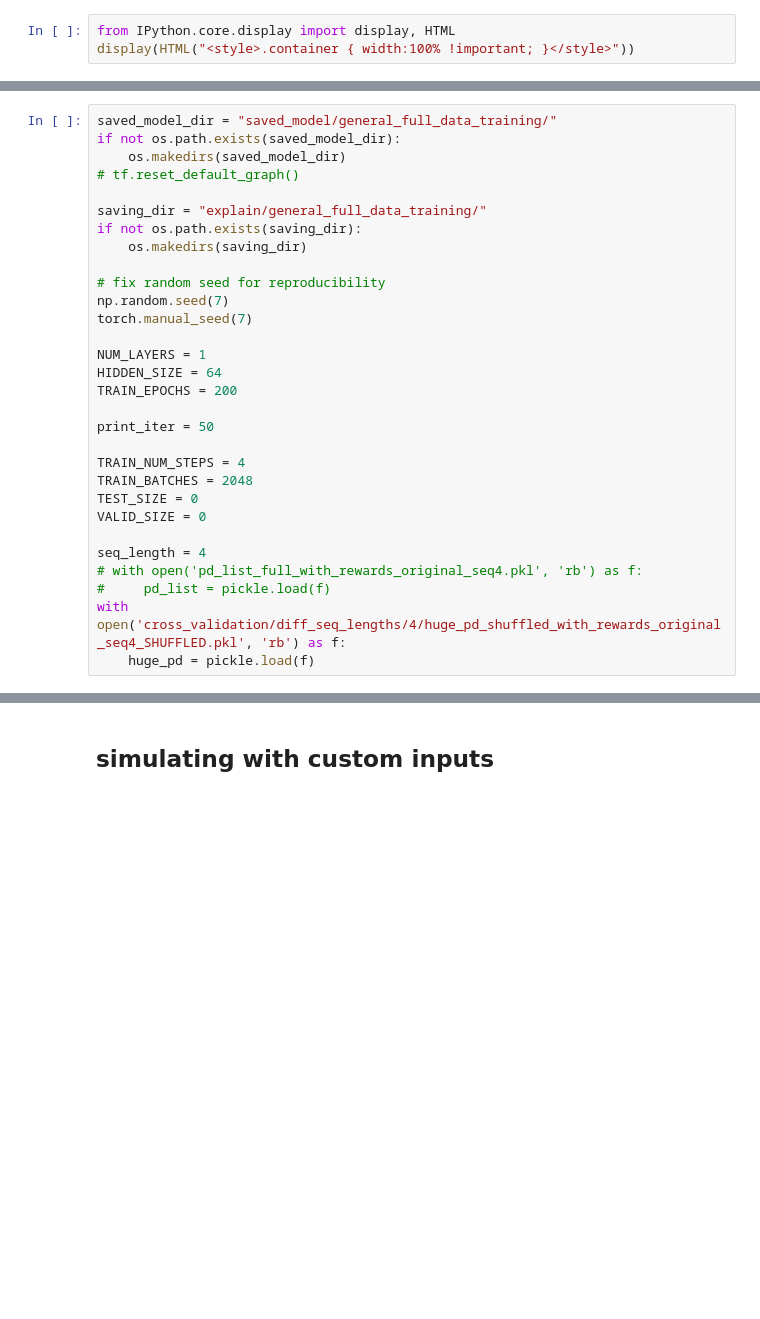
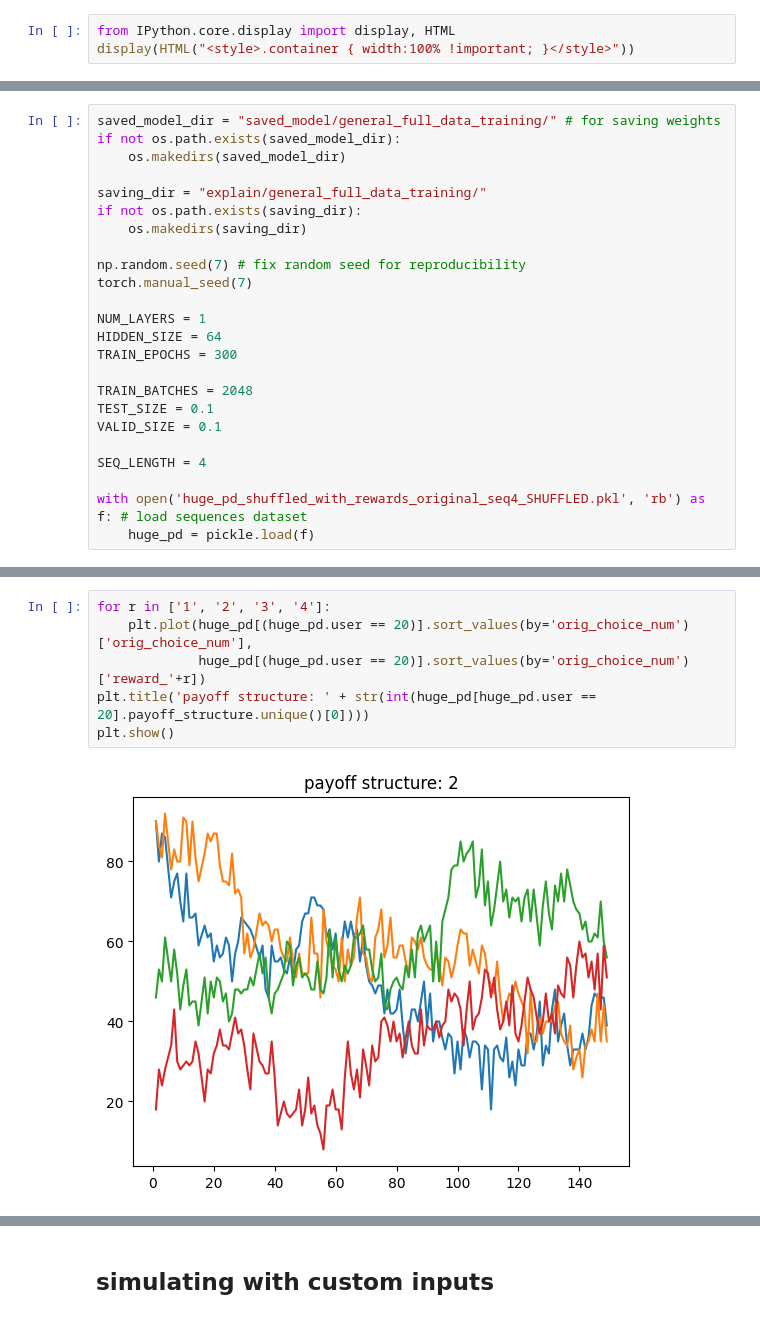
Before and after one commit to oomcth/Deep-learning-Multi-armed-bandits, a Jupyter notebook: General model training and testing with full data.ipynb, the cells around one changed output, grey strips where cells are left out. Cells and saved outputs as stored; diff of their text form; blank space fills up the shorter version.

```diff
--- a/General model training and testing with full data.ipynb
+++ b/General model training and testing with full data.ipynb
@@ -23,30 +22,24 @@ import torch.optim as optim
 # %%
-saved_model_dir = "saved_model/general_full_data_training/"
+saved_model_dir = "saved_model/general_full_data_training/" # for saving weights
 if not os.path.exists(saved_model_dir):
     os.makedirs(saved_model_dir)
-# tf.reset_default_graph()
 
 saving_dir = "explain/general_full_data_training/"
 if not os.path.exists(saving_dir):
     os.makedirs(saving_dir)
 
-# fix random seed for reproducibility
-np.random.seed(7)
+np.random.seed(7) # fix random seed for reproducibility
 torch.manual_seed(7)
 
 NUM_LAYERS = 1
 HIDDEN_SIZE = 64
-TRAIN_EPOCHS = 200
+TRAIN_EPOCHS = 300
 
-print_iter = 50
+TRAIN_BATCHES = 2048
+TEST_SIZE = 0.1
+VALID_SIZE = 0.1
 
-TRAIN_NUM_STEPS = 4
-TRAIN_BATCHES = 2048
-TEST_SIZE = 0
-VALID_SIZE = 0
+SEQ_LENGTH = 4
 
-seq_length = 4
-# with open('pd_list_full_with_rewards_original_seq4.pkl', 'rb') as f:
-#     pd_list = pickle.load(f)
-with open('cross_validation/diff_seq_lengths/4/huge_pd_shuffled_with_rewards_original_seq4_SHUFFLED.pkl', 'rb') as f:
+with open('huge_pd_shuffled_with_rewards_original_seq4_SHUFFLED.pkl', 'rb') as f: # load sequences dataset
     huge_pd = pickle.load(f)
@@ -90,0 +69,8 @@ def my_train_test_split(X, y, sequence_length, valid_size=VALID_SIZE, test_size=
+# %%
+for r in ['1', '2', '3', '4']:
+    plt.plot(huge_pd[(huge_pd.user == 20)].sort_values(by='orig_choice_num')['orig_choice_num'],
+             huge_pd[(huge_pd.user == 20)].sort_values(by='orig_choice_num')['reward_'+r])
+plt.title('payoff structure: ' + str(int(huge_pd[huge_pd.user == 20].payoff_structure.unique()[0])))
+plt.show()
+# %% [output]
+[figure, added]
```
Also changed, not shown: parts of 42 cells of this notebook, 11 other files.
